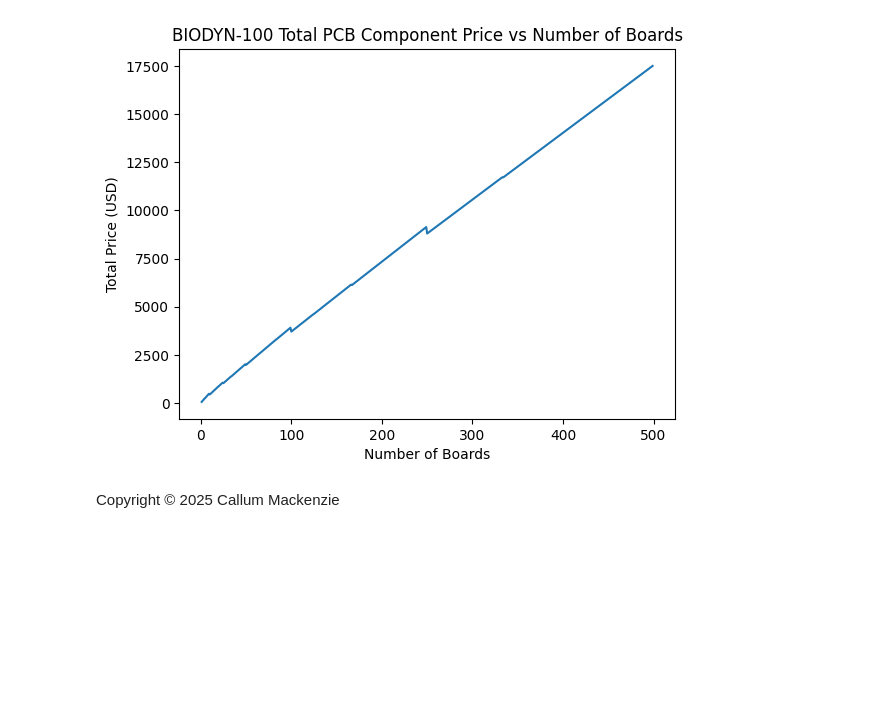
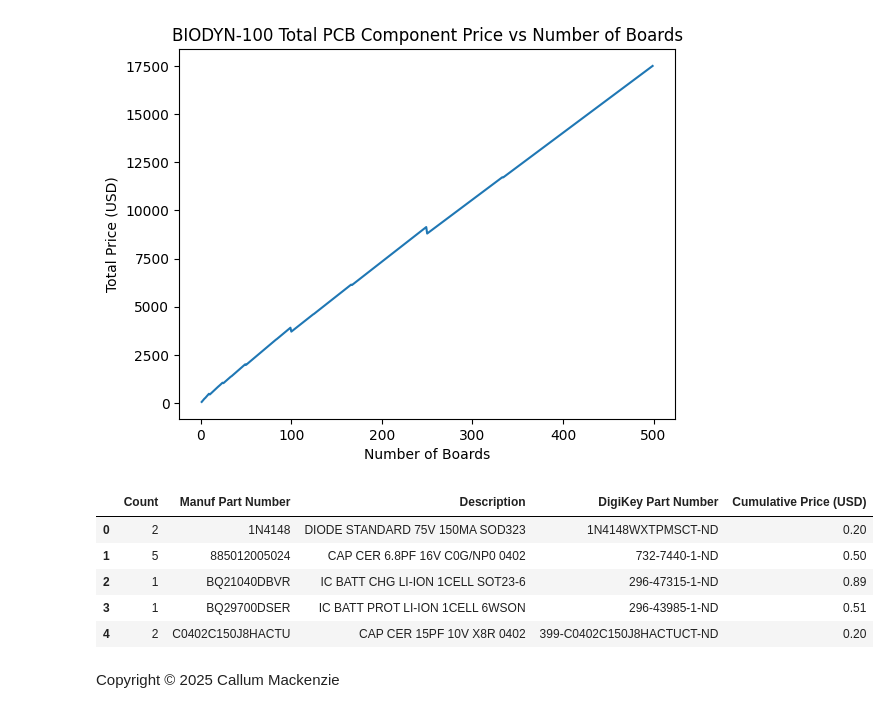
Before and after one commit to Fitintel/biodyn-100-hardware, a Jupyter notebook: analyze_bom.ipynb, the cells around one changed output. Saved outputs shown, nothing was run; the diff lists cells and outputs as text; code cells hidden in the pictures; blank space fills up the shorter version.

Commit message:
Update with priced components in response to PCBWay quote

```diff
--- a/analyze_bom.ipynb
+++ b/analyze_bom.ipynb
@@ -56,6 +56,14 @@ df_by_device.head(2)
 | 885012005024_6.3V(DC) | 5 | 885012005024 | CAP CER 6.8PF 16V C0G/NP0 0402 | 732-7440-1-ND | https://www.digikey.ca/en/product... | [{'break_quantity': 1, 'total_pri... |
 # %%
 import json
+
+def price_for_item(pricingstr: str, count: int, n: int = 1) -> int:
+	pricing = json.loads(pricingstr.replace("'", '"'))
+	biggest = None
+	for p in pricing:
+		if biggest is None or (p['break_quantity'] > biggest['break_quantity'] and p['break_quantity'] <= n * count):
+			biggest = p
+	return biggest['unit_price'] * count * n
 
 def price_for_boards(n: int) -> float:
 	total = 0
@@ -66,13 +74,7 @@ def price_for_boards(n: int) -> float:
 			if "BATTERYLIPO-TABS" != device:
 				print("NO PRICE FOR", device)
 			continue
-		pricing = json.loads(pricestr.replace("'", '"'))
-		count = getattr(row, 'Count')
-		biggest = None
-		for p in pricing:
-			if biggest is None or (p['break_quantity'] > biggest['break_quantity'] and p['break_quantity'] <= n * count):
-				biggest = p
-		dev_sum = biggest['unit_price'] * count * n
+		dev_sum = price_for_item(getattr(row, 'Pricing'), getattr(row, "Count"), n)
 		total += dev_sum
 	return total
 
@@ -113,3 +115,21 @@ plt.plot(df_price_for_boards['Boards'], df_price_for_boards['Price (USD)'])
 plt.show()
 # %% [output]
 [figure]
+# %%
+# Get prices for everything
+
+df_price = df_by_device.copy()
+df_price.drop("Link", axis=1, inplace=True)
+df_price = df_price[df_price['Pricing'].notna() & (df_price['Pricing'] != '')]
+df_price["Cumulative Price (USD)"] = df_price.apply(lambda row: price_for_item(row['Pricing'], row['Count'], 1), axis=1)
+df_price.drop('Pricing', axis=1, inplace=True)
+df_price.set_index(pd.Index(range(len(df_price))), inplace=True)
+
+df_price.head()
+# %% [output]
+|  | Count | Manuf Part Number | Description | DigiKey Part Number | Cumulative Price (USD) |
+| 0 | 2 | 1N4148 | DIODE STANDARD 75V 150MA SOD323 | 1N4148WXTPMSCT-ND | 0.20 |
+| 1 | 5 | 885012005024 | CAP CER 6.8PF 16V C0G/NP0 0402 | 732-7440-1-ND | 0.50 |
+| 2 | 1 | BQ21040DBVR | IC BATT CHG LI-ION 1CELL SOT23-6 | 296-47315-1-ND | 0.89 |
+| 3 | 1 | BQ29700DSER | IC BATT PROT LI-ION 1CELL 6WSON | 296-43985-1-ND | 0.51 |
+| 4 | 2 | C0402C150J8HACTU | CAP CER 15PF 10V X8R 0402 | 399-C0402C150J8HACTUCT-ND | 0.20 |
```
Also changed, not shown: parts of 1 cell of this notebook, 1 other file.
